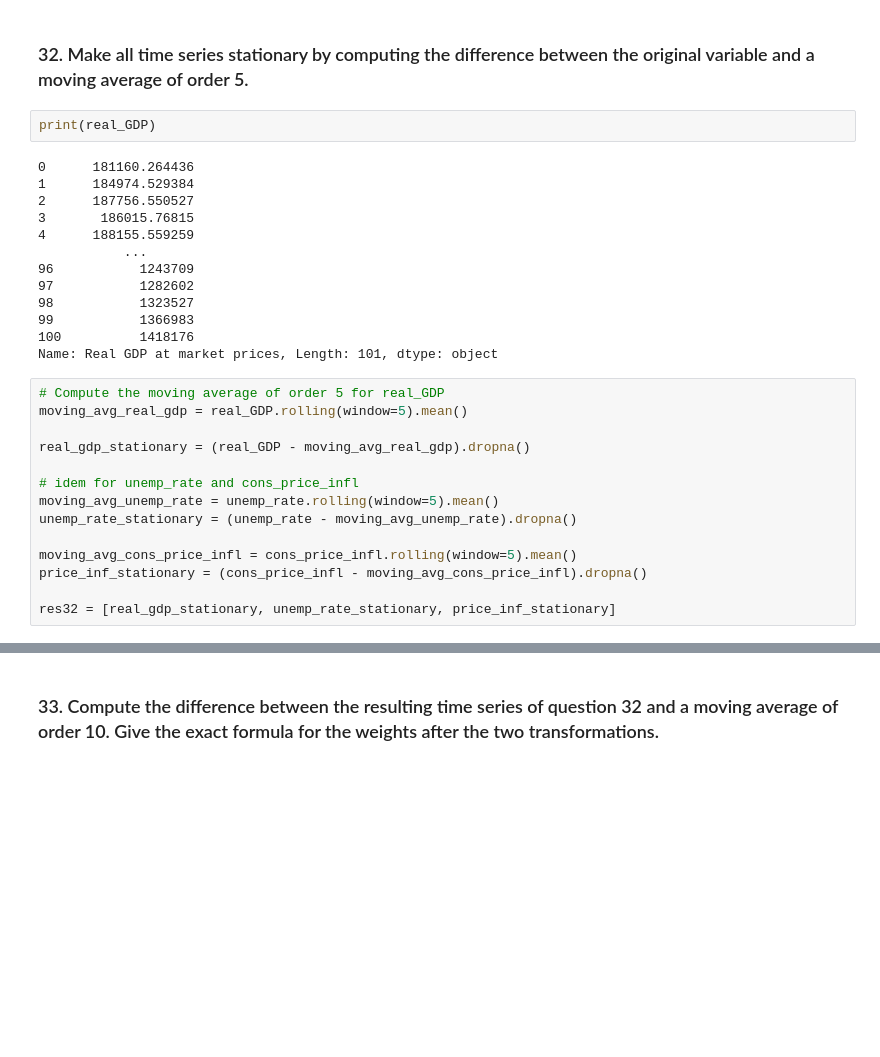
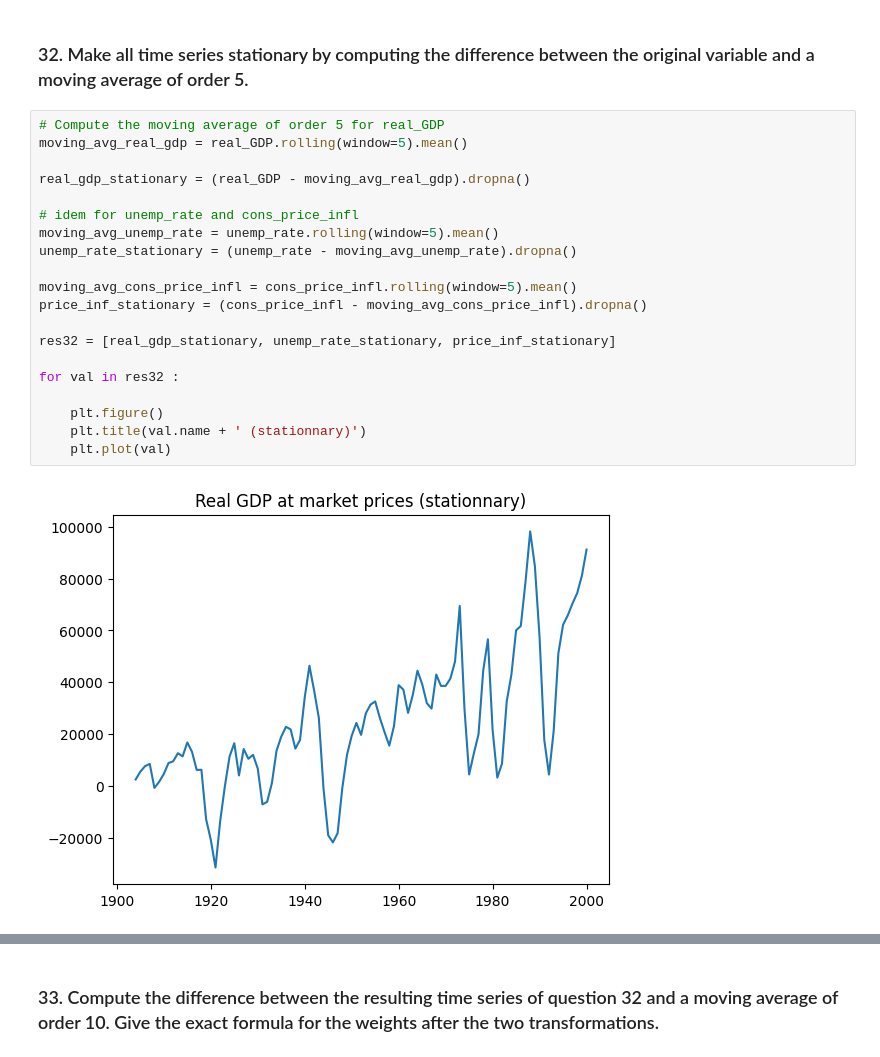
Before and after one commit to LucasChevrierGit/econometricsProject, a Jupyter notebook: project.ipynb, the cells around one changed output, grey strips where cells are left out. Cells and saved outputs as stored; diff of their text form; blank space fills up the shorter version.

```diff
--- a/project.ipynb
+++ b/project.ipynb
@@ -109,32 +84,25 @@ In this example, the long-term average position of the walker along a single tra
 ### 31. Define a moving average and explain the trade-off involved in the choice of the size of the window and of whether to center or not the moving average.
 # %% [markdown]
 ### 32. Make all time series stationary by computing the difference between the original variable and a moving average of order 5.
-# %%
-print(real_GDP)
-# %% [output]
-0      181160.264436
-1      184974.529384
-2      187756.550527
-3       186015.76815
-4      188155.559259
-           ...
-96           1243709
-97           1282602
-98           1323527
-99           1366983
-100          1418176
-Name: Real GDP at market prices, Length: 101, dtype: object
 # %%
 # Compute the moving average of order 5 for real_GDP
 moving_avg_real_gdp = real_GDP.rolling(window=5).mean()
 
 real_gdp_stationary = (real_GDP - moving_avg_real_gdp).dropna()
 
 # idem for unemp_rate and cons_price_infl
 moving_avg_unemp_rate = unemp_rate.rolling(window=5).mean()
 unemp_rate_stationary = (unemp_rate - moving_avg_unemp_rate).dropna()
 
 moving_avg_cons_price_infl = cons_price_infl.rolling(window=5).mean()
 price_inf_stationary = (cons_price_infl - moving_avg_cons_price_infl).dropna()
 
 res32 = [real_gdp_stationary, unemp_rate_stationary, price_inf_stationary]
+
+for val in res32 :
+
+    plt.figure()
+    plt.title(val.name + ' (stationnary)')
+    plt.plot(val)
+# %% [output]
+[figure, added]
```
Also changed, not shown: parts of 30 cells of this notebook.
